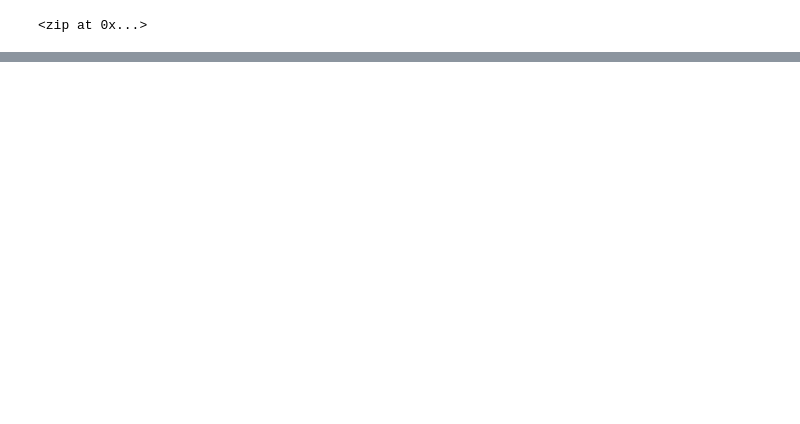
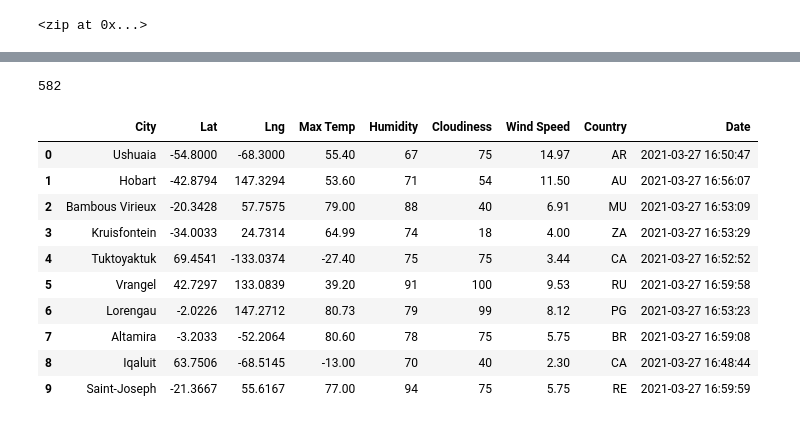
Before and after one commit to kcharb7/World_Weather_Analysis, a Jupyter notebook: WeatherPy.ipynb, the cells around one changed output, grey strips where cells are left out. Cells and saved outputs as stored; diff of their text form; code cells hidden in the pictures; blank space fills up the shorter version.

Commit message:
Updating WeatherPy.ipynb with DataFrame

```diff
--- a/WeatherPy.ipynb
+++ b/WeatherPy.ipynb
@@ -33,0 +40,4 @@ len(cities)
+# %%
+# Starting URL for Weather Map API Call.
+url = "http://api.openweathermap.org/data/2.5/weather?units=Imperial&APPID=" + weather_api_key
+print(url)
@@ -33,0 +127,20 @@ len(cities)
+# %%
+len(city_data)
+# %% [output]
+582
+# %%
+# Convert the array of dictionaries to a Pandas DataFrame.
+city_data_df = pd.DataFrame(city_data)
+city_data_df.head(10)
+# %% [output]
+|  | City | Lat | Lng | Max Temp | Humidity | Cloudiness | Wind Speed | Country | Date |
+| 0 | Ushuaia | -54.8000 | -68.3000 | 55.40 | 67 | 75 | 14.97 | AR | 2021-03-27 16:50:47 |
+| 1 | Hobart | -42.8794 | 147.3294 | 53.60 | 71 | 54 | 11.50 | AU | 2021-03-27 16:56:07 |
+| 2 | Bambous Virieux | -20.3428 | 57.7575 | 79.00 | 88 | 40 | 6.91 | MU | 2021-03-27 16:53:09 |
+| 3 | Kruisfontein | -34.0033 | 24.7314 | 64.99 | 74 | 18 | 4.00 | ZA | 2021-03-27 16:53:29 |
+| 4 | Tuktoyaktuk | 69.4541 | -133.0374 | -27.40 | 75 | 75 | 3.44 | CA | 2021-03-27 16:52:52 |
+| 5 | Vrangel | 42.7297 | 133.0839 | 39.20 | 91 | 100 | 9.53 | RU | 2021-03-27 16:59:58 |
+| 6 | Lorengau | -2.0226 | 147.2712 | 80.73 | 79 | 99 | 8.12 | PG | 2021-03-27 16:53:23 |
+| 7 | Altamira | -3.2033 | -52.2064 | 80.60 | 78 | 75 | 5.75 | BR | 2021-03-27 16:59:08 |
+| 8 | Iqaluit | 63.7506 | -68.5145 | -13.00 | 70 | 40 | 2.30 | CA | 2021-03-27 16:48:44 |
+| 9 | Saint-Joseph | -21.3667 | 55.6167 | 77.00 | 94 | 75 | 5.75 | RE | 2021-03-27 16:59:59 |
```
Also changed, not shown: parts of 7 cells of this notebook, 2 other files.
